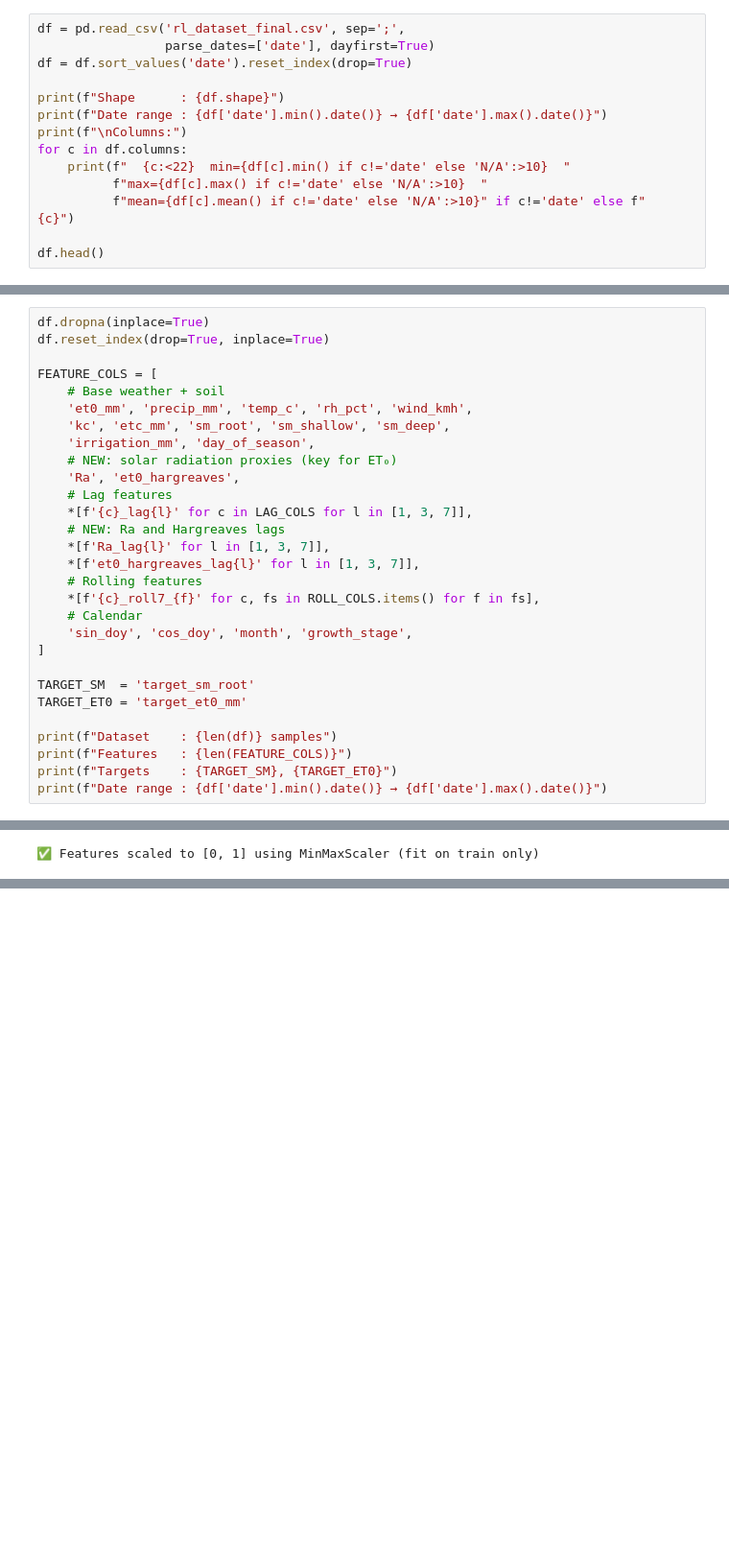
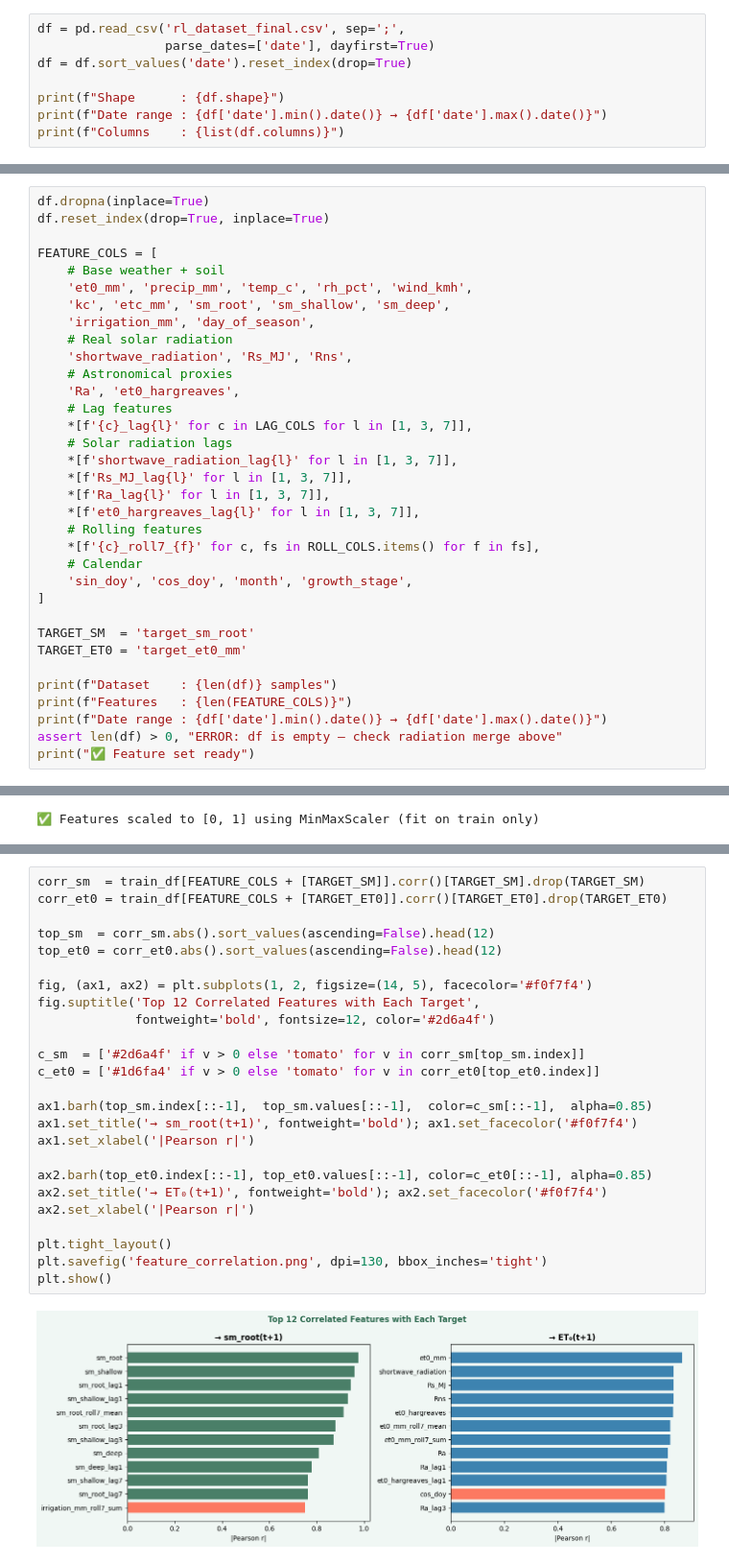
Before and after one commit to Hajer5503/AgriSmart, a Jupyter notebook: modules/irrigation_rl/notebooks/RLlayer1_modeling.ipynb, the cells around one changed output, grey strips where cells are left out. Shown at 96% size. Cells and saved outputs as stored; diff of their text form; blank space fills up the shorter version.

Commit message:
add solar radiation feature

```diff
--- a/modules/irrigation_rl/notebooks/RLlayer1_modeling.ipynb
+++ b/modules/irrigation_rl/notebooks/RLlayer1_modeling.ipynb
@@ -101,13 +52,7 @@ df = df.sort_values('date').reset_index(drop=True)
 
 print(f"Shape      : {df.shape}")
 print(f"Date range : {df['date'].min().date()} → {df['date'].max().date()}")
-print(f"\nColumns:")
-for c in df.columns:
-    print(f"  {c:<22}  min={df[c].min() if c!='date' else 'N/A':>10}  "
-          f"max={df[c].max() if c!='date' else 'N/A':>10}  "
-          f"mean={df[c].mean() if c!='date' else 'N/A':>10}" if c!='date' else f"  {c}")
-
-df.head()
+print(f"Columns    : {list(df.columns)}")
 # %% [output]
 Shape      : (772, 15)
 Date range : 2022-11-16 → 2026-02-13
@@ -298,11 +266,15 @@ FEATURE_COLS = [
     'et0_mm', 'precip_mm', 'temp_c', 'rh_pct', 'wind_kmh',
     'kc', 'etc_mm', 'sm_root', 'sm_shallow', 'sm_deep',
     'irrigation_mm', 'day_of_season',
-    # NEW: solar radiation proxies (key for ET₀)
+    # Real solar radiation
+    'shortwave_radiation', 'Rs_MJ', 'Rns',
+    # Astronomical proxies
     'Ra', 'et0_hargreaves',
     # Lag features
     *[f'{c}_lag{l}' for c in LAG_COLS for l in [1, 3, 7]],
-    # NEW: Ra and Hargreaves lags
+    # Solar radiation lags
+    *[f'shortwave_radiation_lag{l}' for l in [1, 3, 7]],
+    *[f'Rs_MJ_lag{l}' for l in [1, 3, 7]],
     *[f'Ra_lag{l}' for l in [1, 3, 7]],
     *[f'et0_hargreaves_lag{l}' for l in [1, 3, 7]],
     # Rolling features
@@ -316,7 +288,8 @@ TARGET_ET0 = 'target_et0_mm'
 
 print(f"Dataset    : {len(df)} samples")
 print(f"Features   : {len(FEATURE_COLS)}")
-print(f"Targets    : {TARGET_SM}, {TARGET_ET0}")
 print(f"Date range : {df['date'].min().date()} → {df['date'].max().date()}")
+assert len(df) > 0, "ERROR: df is empty — check radiation merge above"
+print("✅ Feature set ready")
 # %% [output]
 Dataset    : 764 samples
@@ -1259,0 +401,27 @@ action = dqn_agent.act(state)   # → irrigation decision (mm)
+# %%
+corr_sm  = train_df[FEATURE_COLS + [TARGET_SM]].corr()[TARGET_SM].drop(TARGET_SM)
+corr_et0 = train_df[FEATURE_COLS + [TARGET_ET0]].corr()[TARGET_ET0].drop(TARGET_ET0)
+
+top_sm  = corr_sm.abs().sort_values(ascending=False).head(12)
+top_et0 = corr_et0.abs().sort_values(ascending=False).head(12)
+
+fig, (ax1, ax2) = plt.subplots(1, 2, figsize=(14, 5), facecolor='#f0f7f4')
+fig.suptitle('Top 12 Correlated Features with Each Target',
+             fontweight='bold', fontsize=12, color='#2d6a4f')
+
+c_sm  = ['#2d6a4f' if v > 0 else 'tomato' for v in corr_sm[top_sm.index]]
+c_et0 = ['#1d6fa4' if v > 0 else 'tomato' for v in corr_et0[top_et0.index]]
+
+ax1.barh(top_sm.index[::-1],  top_sm.values[::-1],  color=c_sm[::-1],  alpha=0.85)
+ax1.set_title('→ sm_root(t+1)', fontweight='bold'); ax1.set_facecolor('#f0f7f4')
+ax1.set_xlabel('|Pearson r|')
+
+ax2.barh(top_et0.index[::-1], top_et0.values[::-1], color=c_et0[::-1], alpha=0.85)
+ax2.set_title('→ ET₀(t+1)', fontweight='bold'); ax2.set_facecolor('#f0f7f4')
+ax2.set_xlabel('|Pearson r|')
+
+plt.tight_layout()
+plt.savefig('feature_correlation.png', dpi=130, bbox_inches='tight')
+plt.show()
+# %% [output]
+[figure, added]
```
Also changed, not shown: parts of 83 cells of this notebook.
